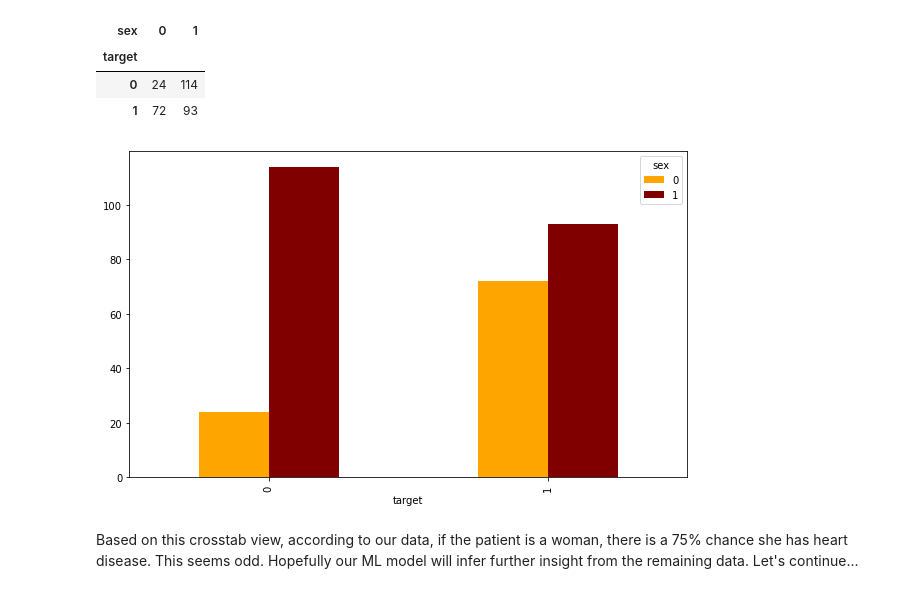
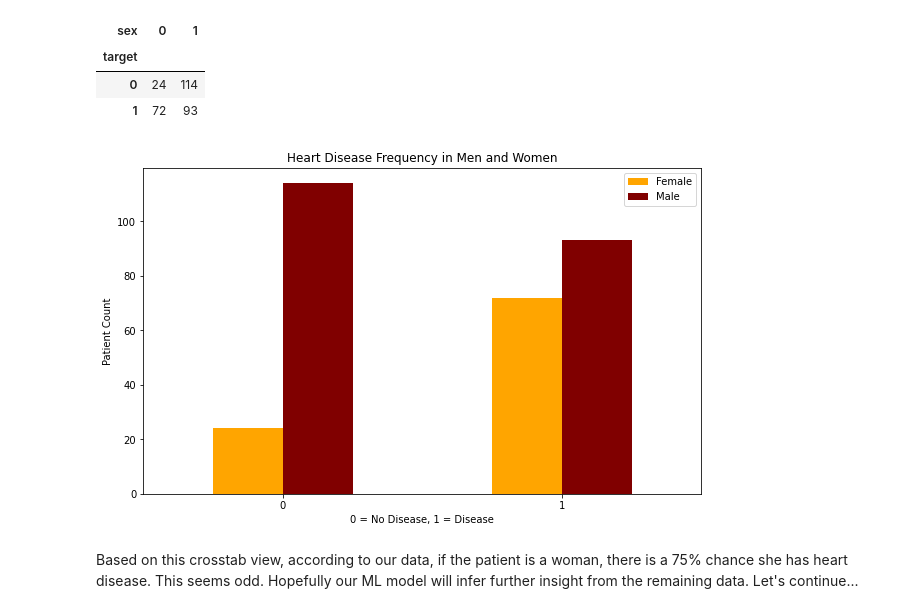
Before and after one commit to jwhudnall/ml-heart-disease-project, a Jupyter notebook: heart-disease-classification.ipynb, the cells around one changed output. Drawn from its saved outputs; the diff is of its cells as text; code cells hidden in the pictures.

Commit message:
Add label(s) to chart and legend

```diff
--- a/heart-disease-classification.ipynb
+++ b/heart-disease-classification.ipynb
@@ -190,7 +190,13 @@ pd.crosstab(df.target, df.sex)
 # %%
 # plot the crosstab
 pd.crosstab(df.target, df.sex).plot(kind='bar', figsize=(10,6), color=['orange', 'maroon']);
+
+plt.title('Heart Disease Frequency in Men and Women')
+plt.xlabel('0 = No Disease, 1 = Disease')
+plt.ylabel('Patient Count')
+plt.legend(['Female', 'Male'])
+plt.xticks(rotation=0); # Rotates '0' and '1' to be horizontal
 # %% [output]
-[figure, old version]
+[figure, new version]
 # %% [markdown]
 Based on this crosstab view, according to our data, if the patient is a woman, there is a 75% chance she has heart disease. This seems odd. Hopefully our ML model will infer further insight from the remaining data. Let's continue...
```
